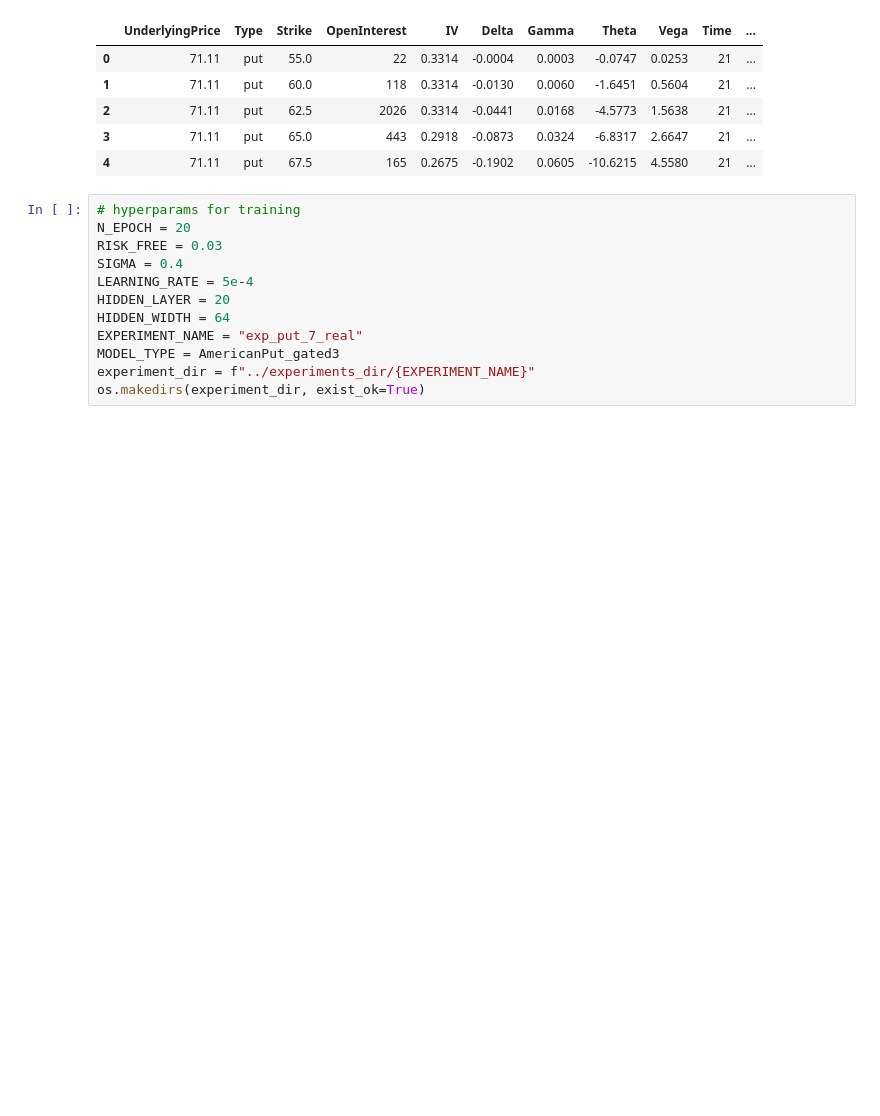
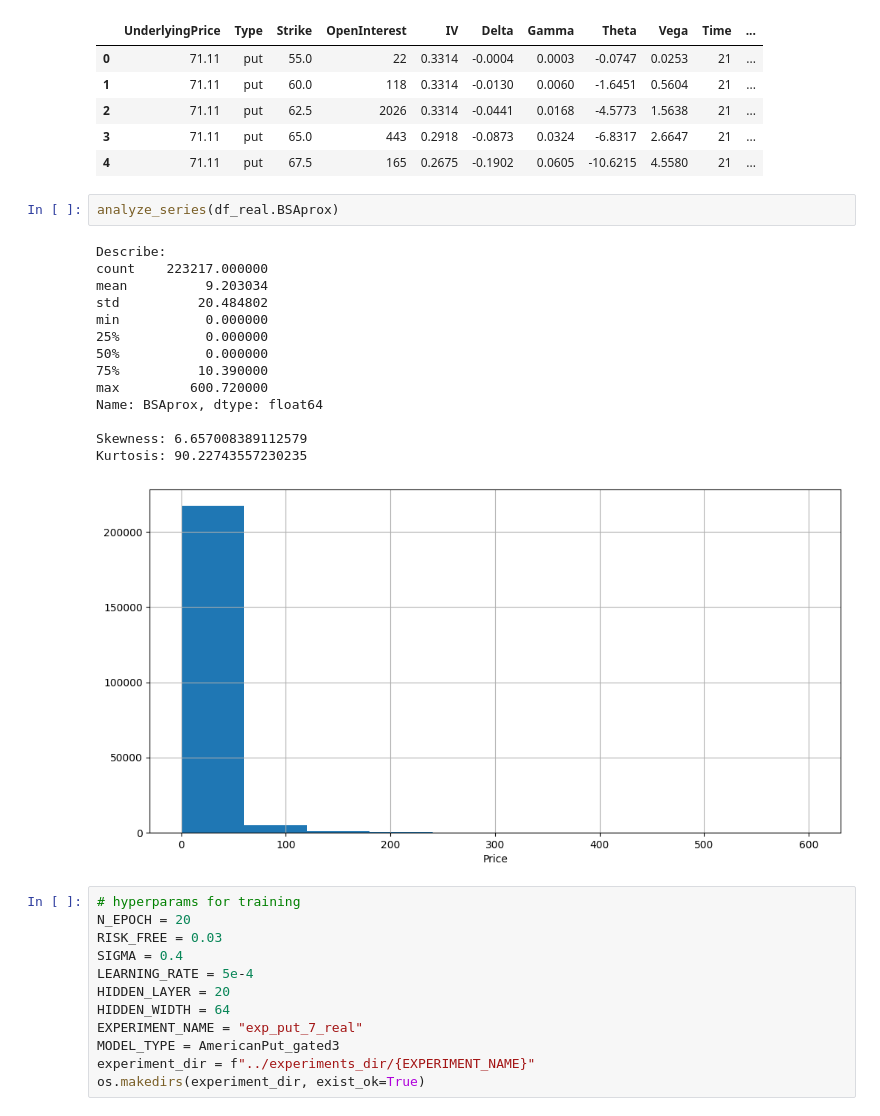
Before and after one commit to Strongich/Bachelor-Thesis, a Jupyter notebook: src/american_put.ipynb, the cells around one changed output. Saved outputs shown, nothing was run; the diff lists cells and outputs as text; blank space fills up the shorter version.

```diff
--- a/src/american_put.ipynb
+++ b/src/american_put.ipynb
@@ -137,6 +155,23 @@ df_real.head()
 | 2 | 71.11 | put | 62.5 | 2026 | 0.3314 | -0.0441 | 0.0168 | -4.5773 | 1.5638 | 21 | ... |
 | 3 | 71.11 | put | 65.0 | 443 | 0.2918 | -0.0873 | 0.0324 | -6.8317 | 2.6647 | 21 | ... |
 | 4 | 71.11 | put | 67.5 | 165 | 0.2675 | -0.1902 | 0.0605 | -10.6215 | 4.5580 | 21 | ... |
+# %%
+analyze_series(df_real.BSAprox)
+# %% [output]
+Describe:
+count    223217.000000
+mean          9.203034
+std          20.484802
+min           0.000000
+25%           0.000000
+50%           0.000000
+75%          10.390000
+max         600.720000
+Name: BSAprox, dtype: float64
+
+Skewness: 6.657008389112579
+Kurtosis: 90.22743557230235
+[figure, added]
 # %%
 # hyperparams for training
 N_EPOCH = 20
```
Also changed, not shown: parts of 2 cells of this notebook.
